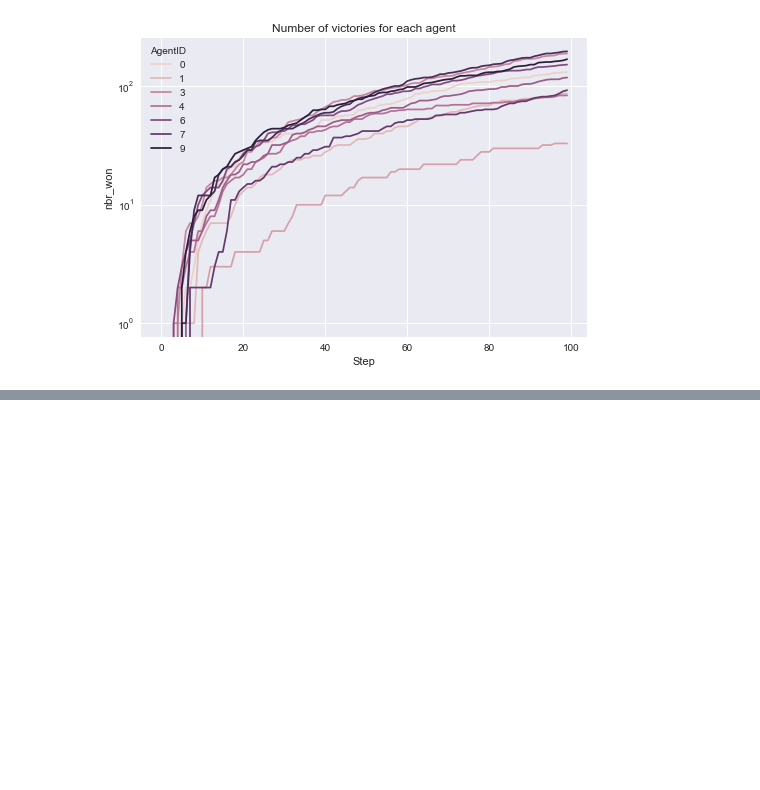
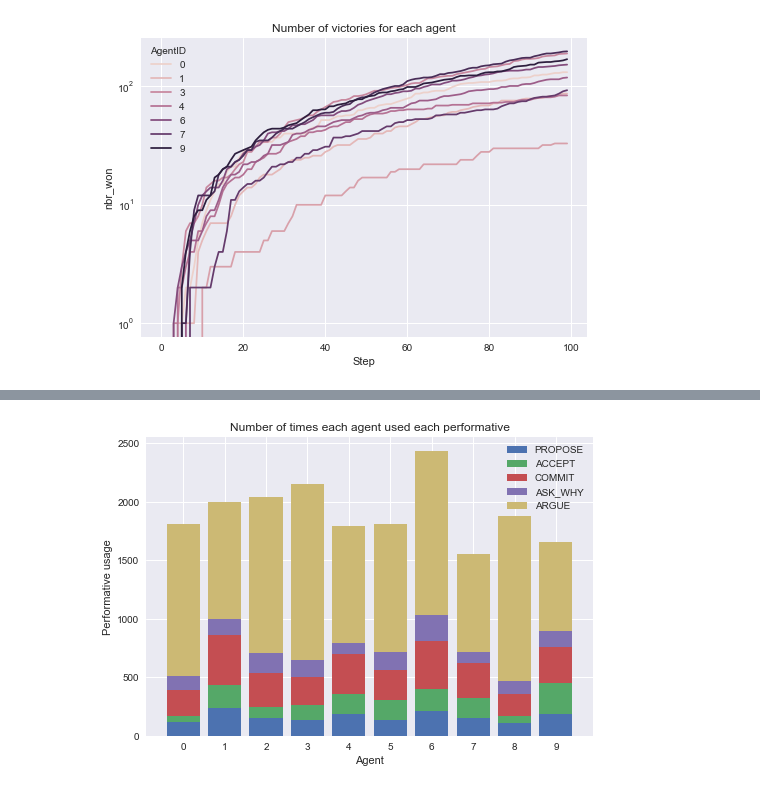
Before and after one commit to marcoboucas/sma_tp2, a Jupyter notebook: results/run_analysis.ipynb, the cells around one changed output, grey strips where cells are left out. Cells and saved outputs as stored; diff of their text form; code cells hidden in the pictures; blank space fills up the shorter version.

```diff
--- a/results/run_analysis.ipynb
+++ b/results/run_analysis.ipynb
@@ -106,0 +156,17 @@ plt.show()
+# %%
+# barplot performative usage
+
+bottom = [0]*nb_agents
+for perfo_number, perfo_name in enumerate(list(perfo_types)[:-2]):
+    plt.bar(range(nb_agents), perfo_mat[:,perfo_number], label=list(perfo_types)[perfo_number], bottom=bottom)
+    bottom = [x + y for x, y in zip(bottom, perfo_mat[:,perfo_number])]
+
+plt.style.use("seaborn")
+plt.xlabel('Agent')
+plt.ylabel("Performative usage")
+plt.xticks(range(nb_agents), range(nb_agents));
+plt.legend()
+plt.title("Number of times each agent used each performative")
+plt.savefig("../docs/agents_performatives_barplot.png", dpi=300)
+# %% [output]
+[figure, added]
```
Also changed, not shown: parts of 6 cells of this notebook, 7 other files.
